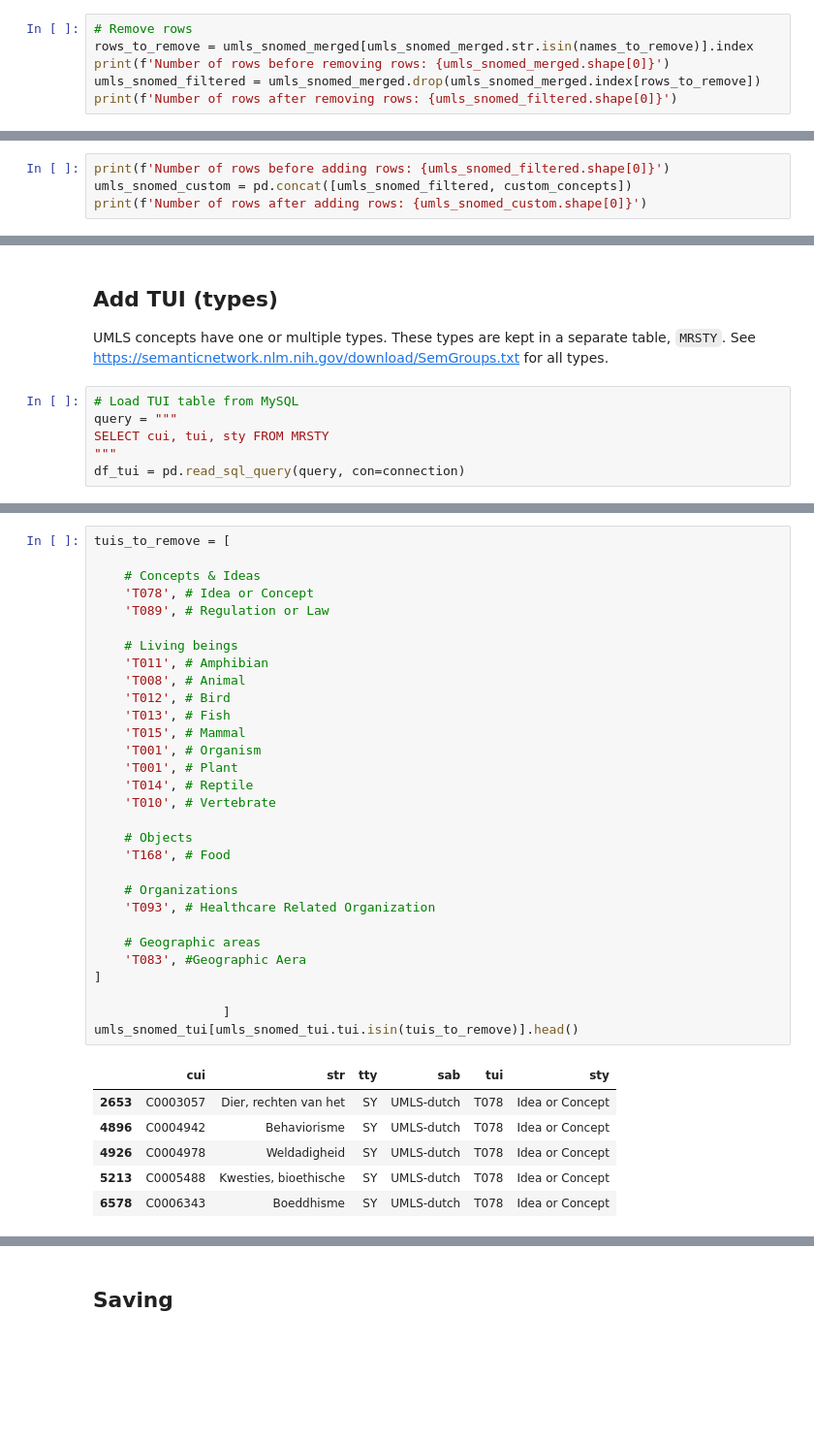
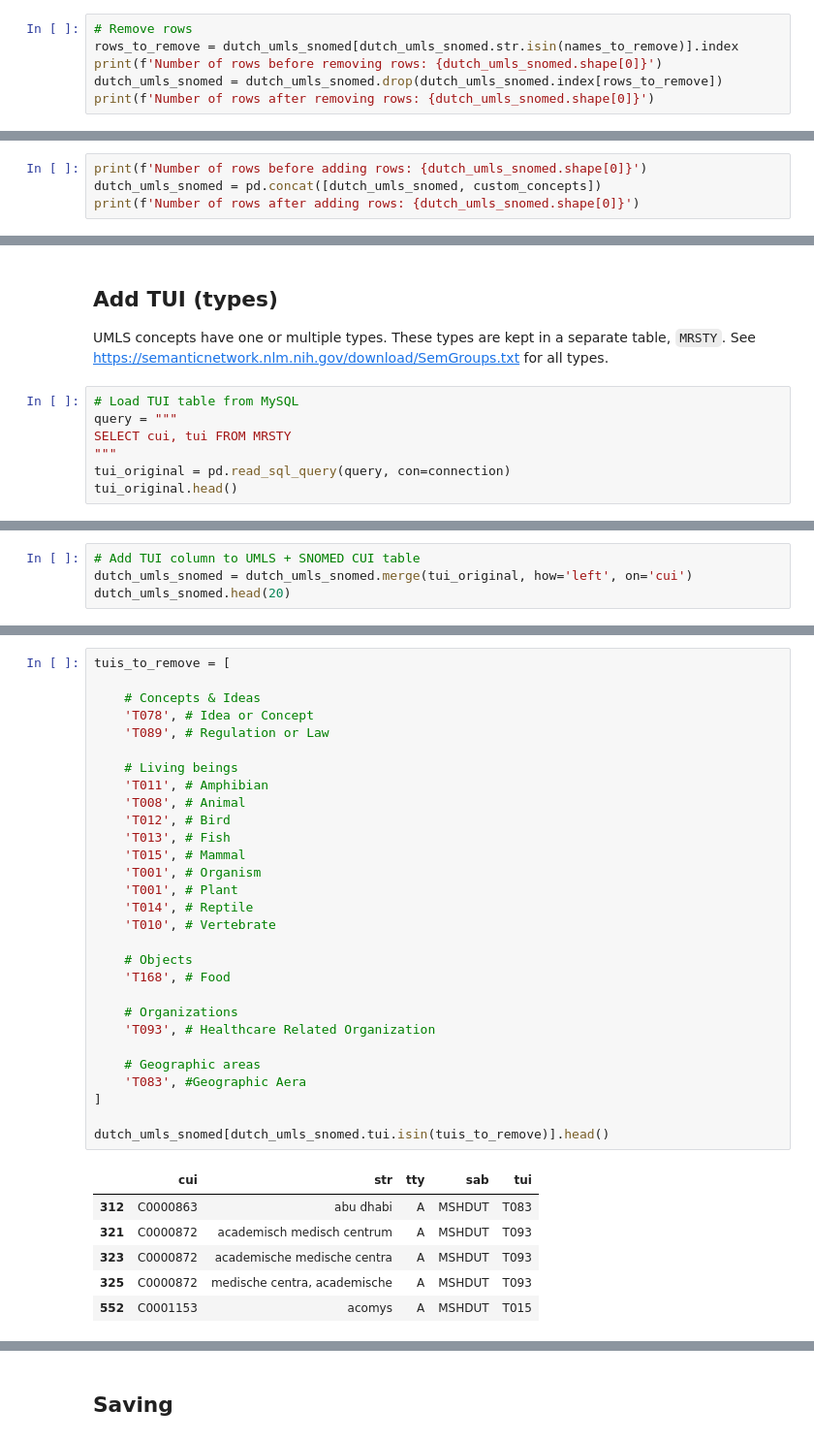
Before and after one commit to umcu/dutch-medical-concepts, a Jupyter notebook: dutch-umls_to_concept-table.ipynb, the cells around one changed output, grey strips where cells are left out. Shown: that part at 97% size. Drawn from its saved outputs; the diff is of its cells as text; blank space fills up the shorter version.

Commit message:
Use SNOMED as preferred name; Merge TUIs and Ontologies in single value

```diff
--- a/dutch-umls_to_concept-table.ipynb
+++ b/dutch-umls_to_concept-table.ipynb
@@ -357,7 +493,7 @@ umls_snomed_merged[umls_snomed_merged.str.isin(names_to_remove)]
 # %%
 # Remove rows
-rows_to_remove = umls_snomed_merged[umls_snomed_merged.str.isin(names_to_remove)].index
-print(f'Number of rows before removing rows: {umls_snomed_merged.shape[0]}')
-umls_snomed_filtered = umls_snomed_merged.drop(umls_snomed_merged.index[rows_to_remove])
-print(f'Number of rows after removing rows: {umls_snomed_filtered.shape[0]}')
+rows_to_remove = dutch_umls_snomed[dutch_umls_snomed.str.isin(names_to_remove)].index
+print(f'Number of rows before removing rows: {dutch_umls_snomed.shape[0]}')
+dutch_umls_snomed = dutch_umls_snomed.drop(dutch_umls_snomed.index[rows_to_remove])
+print(f'Number of rows after removing rows: {dutch_umls_snomed.shape[0]}')
 # %% [output]
@@ -389,5 +526,5 @@ custom_concepts
 # %%
-print(f'Number of rows before adding rows: {umls_snomed_filtered.shape[0]}')
-umls_snomed_custom = pd.concat([umls_snomed_filtered, custom_concepts])
-print(f'Number of rows after adding rows: {umls_snomed_custom.shape[0]}')
+print(f'Number of rows before adding rows: {dutch_umls_snomed.shape[0]}')
+dutch_umls_snomed = pd.concat([dutch_umls_snomed, custom_concepts])
+print(f'Number of rows after adding rows: {dutch_umls_snomed.shape[0]}')
 # %% [output]
@@ -399,6 +536,7 @@ UMLS concepts have one or multiple types. These types are kept in a separate tab
 # %%
 # Load TUI table from MySQL
 query = """
-SELECT cui, tui, sty FROM MRSTY
+SELECT cui, tui FROM MRSTY
 """
-df_tui = pd.read_sql_query(query, con=connection)
+tui_original = pd.read_sql_query(query, con=connection)
+tui_original.head()
@@ -455,0 +550,4 @@ type_counts
+# %%
+# Add TUI column to UMLS + SNOMED CUI table
+dutch_umls_snomed = dutch_umls_snomed.merge(tui_original, how='left', on='cui')
+dutch_umls_snomed.head(20)
@@ -459,39 +575,38 @@ We could implement filtering of TUIs here. This depends on the domain and questi
 # %%
 tuis_to_remove = [
 
     # Concepts & Ideas
     'T078', # Idea or Concept
     'T089', # Regulation or Law
 
     # Living beings
     'T011', # Amphibian
     'T008', # Animal
     'T012', # Bird
     'T013', # Fish
     'T015', # Mammal
     'T001', # Organism
     'T001', # Plant
     'T014', # Reptile
     'T010', # Vertebrate
 
     # Objects
     'T168', # Food
 
     # Organizations
     'T093', # Healthcare Related Organization
 
     # Geographic areas
     'T083', #Geographic Aera
 ]
 
-                 ]
-umls_snomed_tui[umls_snomed_tui.tui.isin(tuis_to_remove)].head()
+dutch_umls_snomed[dutch_umls_snomed.tui.isin(tuis_to_remove)].head()
 # %% [output]
-|  | cui | str | tty | sab | tui | sty |
-| 2653 | C0003057 | Dier, rechten van het | SY | UMLS-dutch | T078 | Idea or Concept |
-| 4896 | C0004942 | Behaviorisme | SY | UMLS-dutch | T078 | Idea or Concept |
-| 4926 | C0004978 | Weldadigheid | SY | UMLS-dutch | T078 | Idea or Concept |
-| 5213 | C0005488 | Kwesties, bioethische | SY | UMLS-dutch | T078 | Idea or Concept |
-| 6578 | C0006343 | Boeddhisme | SY | UMLS-dutch | T078 | Idea or Concept |
+|  | cui | str | tty | sab | tui |
+| 312 | C0000863 | abu dhabi | A | MSHDUT | T083 |
+| 321 | C0000872 | academisch medisch centrum | A | MSHDUT | T093 |
+| 323 | C0000872 | academische medische centra | A | MSHDUT | T093 |
+| 325 | C0000872 | medische centra, academische | A | MSHDUT | T093 |
+| 552 | C0001153 | acomys | A | MSHDUT | T015 |
 # %%
 # Remove rows based on TUI
```
Also changed, not shown: parts of 77 cells of this notebook, 3 other files.
